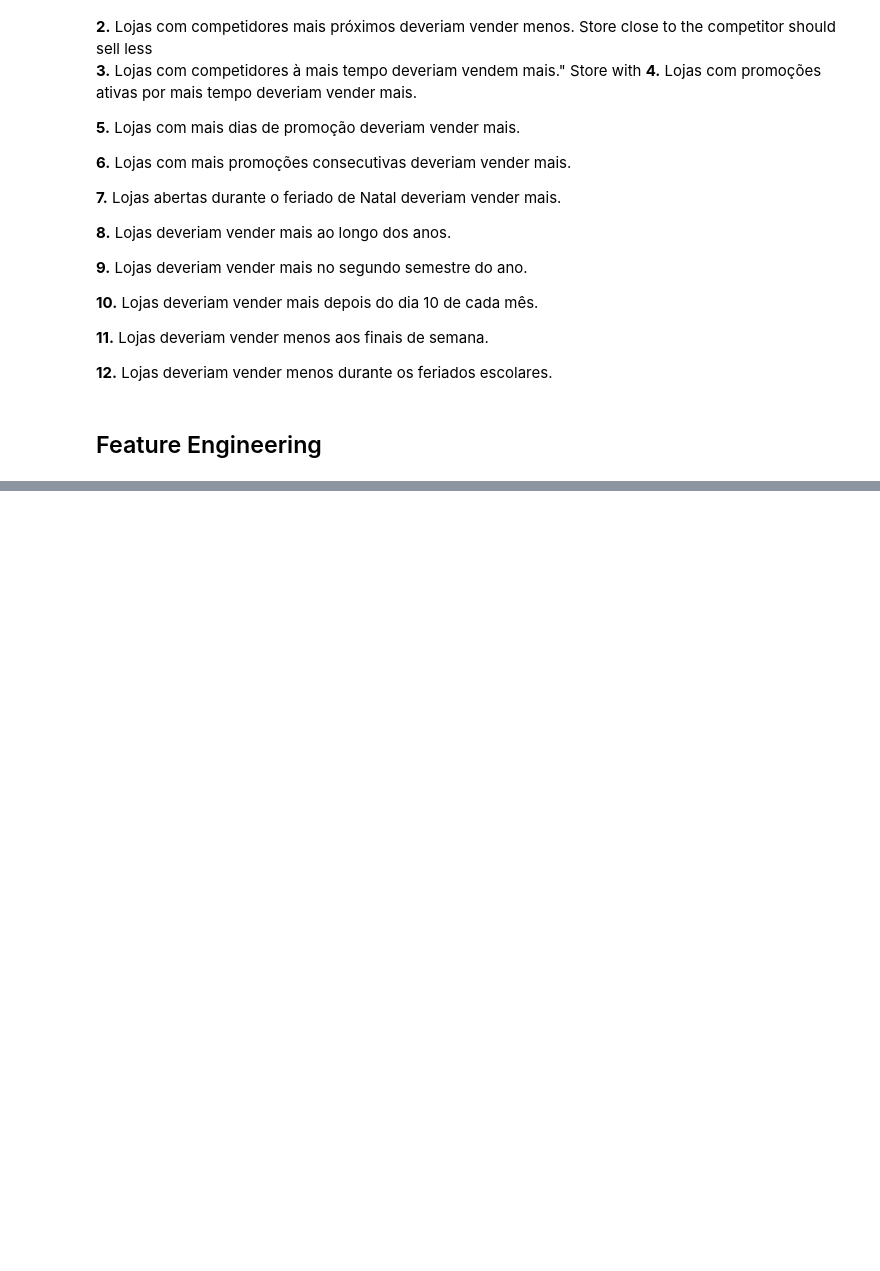
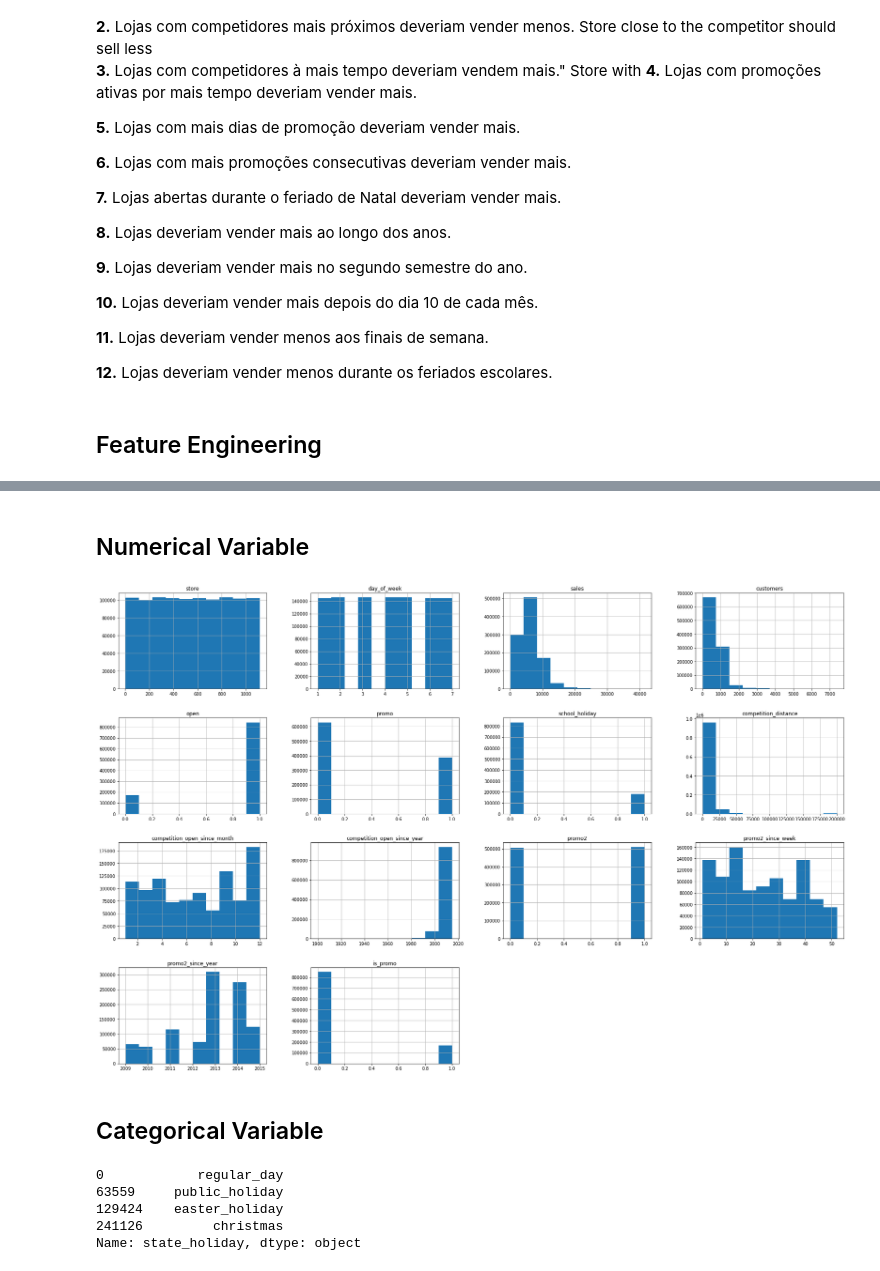
Before and after one commit to dwck/dsproducao, a Jupyter notebook: dsproducao.ipynb, the cells around one changed output, grey strips where cells are left out. Saved outputs shown, nothing was run; the diff lists cells and outputs as text; code cells hidden in the pictures; blank space fills up the shorter version.

```diff
--- a/dsproducao.ipynb
+++ b/dsproducao.ipynb
@@ -182,0 +191,16 @@ df2.head().T
+# %% [markdown]
+## Numerical Variable
+# %%
+num_attributes.hist();
+# %% [output]
+[figure, added]
+# %% [markdown]
+## Categorical Variable
+# %%
+df4['state_holiday'].drop_duplicates()
+# %% [output]
+0            regular_day
+63559     public_holiday
+129424    easter_holiday
+241126         christmas
+Name: state_holiday, dtype: object
```
Also changed, not shown: parts of 28 cells of this notebook.
